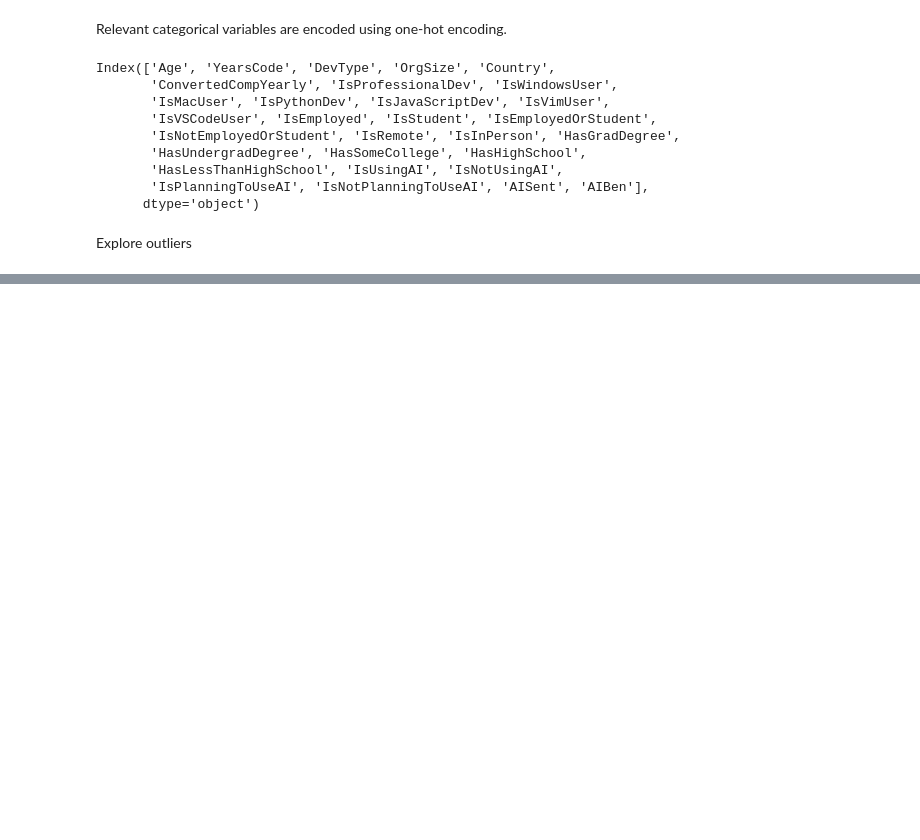
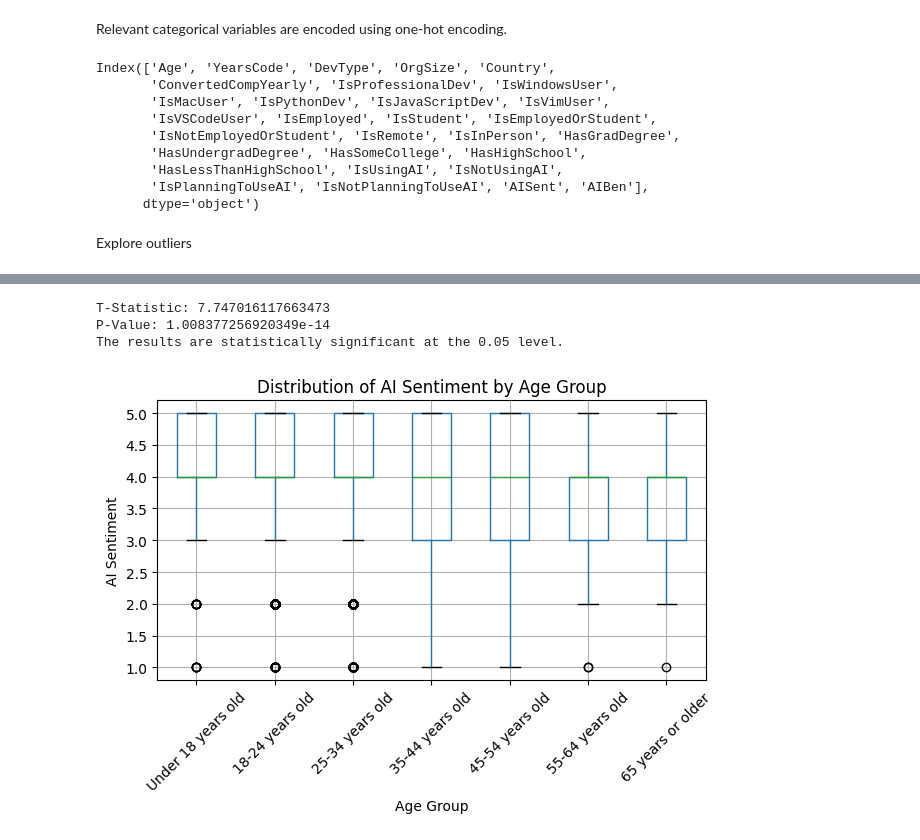
Before and after one commit to mackenly/ai-perception-and-adoption-in-the-developer-community, a Jupyter notebook: Notebook.ipynb, the cells around one changed output, grey strips where cells are left out. Saved outputs shown, nothing was run; the diff lists cells and outputs as text; code cells hidden in the pictures; blank space fills up the shorter version.

```diff
--- a/Notebook.ipynb
+++ b/Notebook.ipynb
@@ -277,0 +285,53 @@ df_coded.to_csv('data/survey_results_public_cleaned.csv', index=False)
+# %%
+df_age_cleaned = df_coded.copy()
+
+# remove rows where IsProfessionalDev is 0
+df_age_cleaned = df_age_cleaned[df_age_cleaned['IsProfessionalDev'] == 1]
+
+# remove rows where AISent is NA
+df_age_cleaned = df_age_cleaned.dropna(subset=['AISent'])
+
+# remove rows with 'Perfer not to say', 0, and NA values in the Age column
+df_age_cleaned = df_age_cleaned[df_age_cleaned['Age'] != 'Prefer not to say']
+df_age_cleaned = df_age_cleaned[df_age_cleaned['Age'] != '0']
+df_age_cleaned = df_age_cleaned.dropna(subset=['Age'])\
+
+# Divide developers into two groups based on age (younger is 'Under 18 years old' and '18-24 years old')
+younger_developers = df_age_cleaned[df_age_cleaned['Age'] == 'Under 18 years old']
+younger_developers = pd.concat([younger_developers, df_age_cleaned[df_age_cleaned['Age'] == '18-24 years old']])
+older_developers = df_age_cleaned[(df_age_cleaned['Age'] != 'Under 18 years old') & (df_age_cleaned['Age'] != '18-24 years old')]
+
+# Perform t-test
+t_statistic, p_value = stats.ttest_ind(younger_developers['AISent'], older_developers['AISent'], equal_var=False)
+
+# Print the results
+print("T-Statistic:", t_statistic)
+print("P-Value:", p_value)
+
+# Determine if the results are statistically significant
+if p_value < 0.05:
+    print("The results are statistically significant at the 0.05 level.")
+else:
+    print("The results are not statistically significant at the 0.05 level.")
+
+# move 'Under 18 years old' to the beggining for the plot
+df_age_cleaned['Age'] = pd.Categorical(df_age_cleaned['Age'])
+temp_order = df_age_cleaned['Age'].cat.categories
+new_order = [temp_order[-1]] + list(temp_order[:-1])
+df_age_cleaned['Age'] = df_age_cleaned['Age'].cat.reorder_categories(new_order)
+
+# Plot the distribution of AI sentiment for younger and older developers
+fig, ax = plt.subplots()
+df_age_cleaned.boxplot(column='AISent', by='Age', ax=ax)
+plt.title('Distribution of AI Sentiment by Age Group')
+plt.suptitle('')
+plt.xlabel('Age Group')
+plt.ylabel('AI Sentiment')
+plt.xticks(rotation=45)
+plt.tight_layout()
+plt.show()
+# %% [output]
+T-Statistic: 7.747016117663473
+P-Value: 1.008377256920349e-14
+The results are statistically significant at the 0.05 level.
+[figure, added]
```
Also changed, not shown: parts of 10 cells of this notebook.
